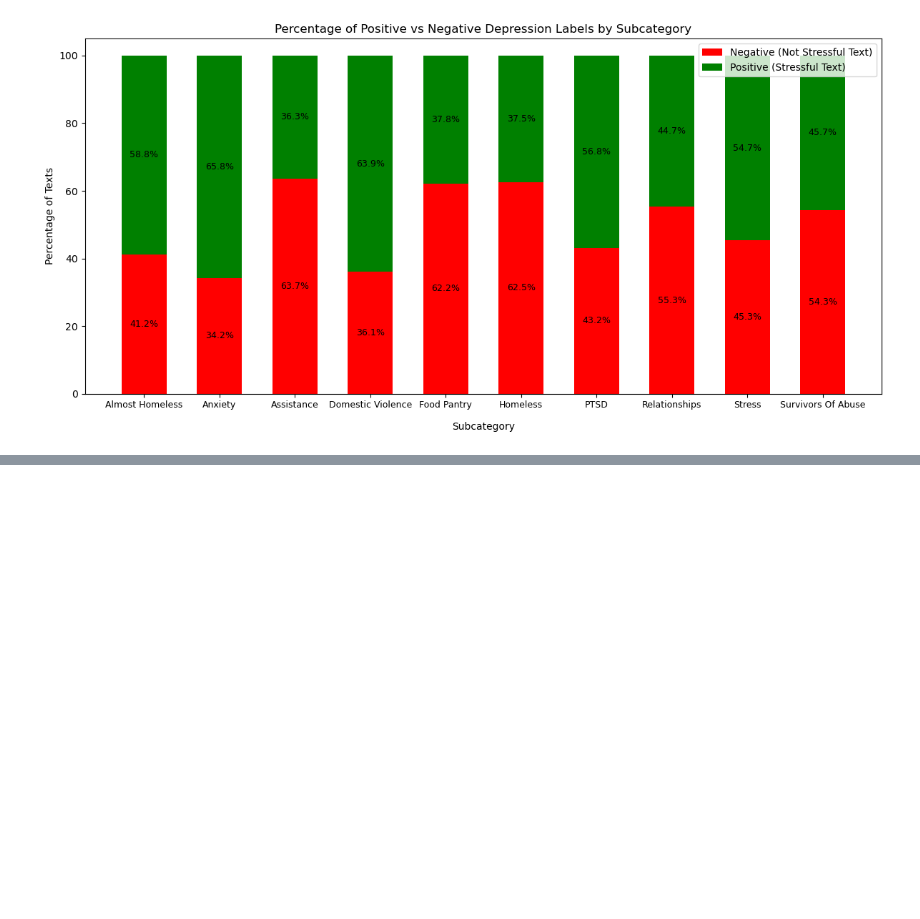
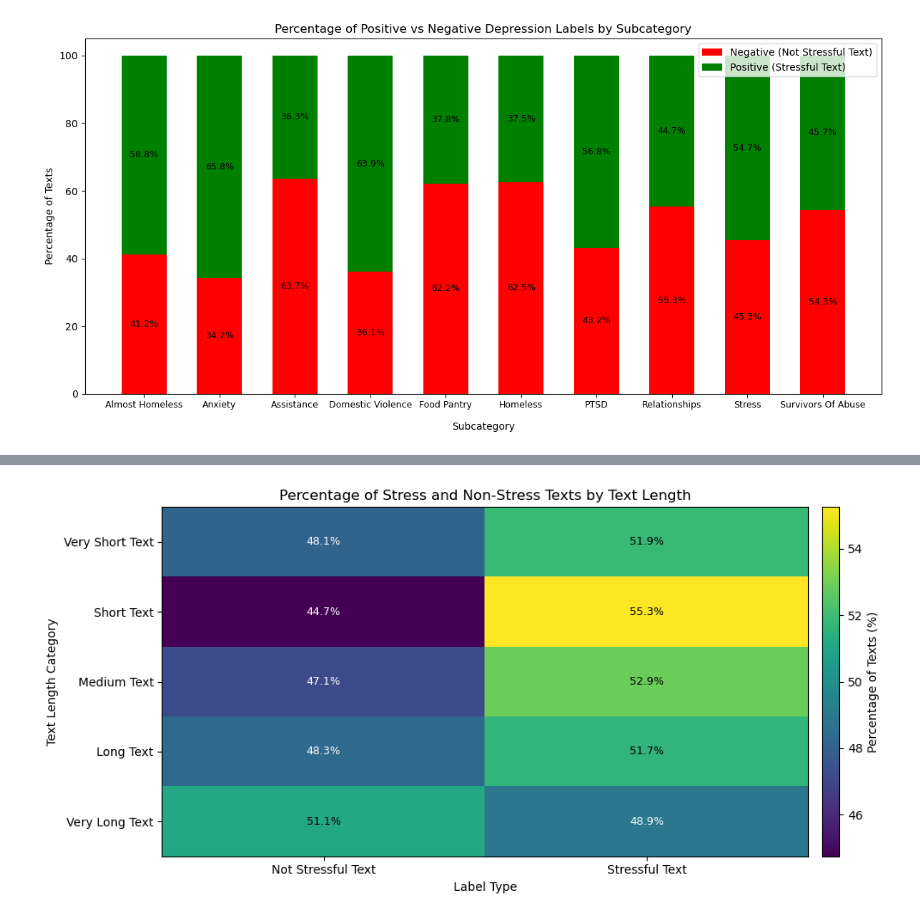
Before and after one commit to tadamaen/DSA4262, a Jupyter notebook: DSA4262 Individual Assignment 2/DSA4262 Individual Assignment 2.ipynb, the cells around one changed output, grey strips where cells are left out. Saved outputs shown, nothing was run; the diff lists cells and outputs as text; code cells hidden in the pictures; blank space fills up the shorter version.

```diff
--- a/DSA4262 Individual Assignment 2/DSA4262 Individual Assignment 2.ipynb
+++ b/DSA4262 Individual Assignment 2/DSA4262 Individual Assignment 2.ipynb
@@ -661,0 +740,37 @@ plt.show()
+# %%
+# Step 2: Plotting Percentage Of Positive And Negative Texts By Text Length
+
+heatmap_percent = (pd.crosstab(dreaddit_train["Text Length"],
+                               dreaddit_train["Label"], normalize="index") * 100)
+
+heatmap_percent.columns = ["Not Stressful Text", "Stressful Text"]
+ordered_lengths = ["Very Short Text", "Short Text", "Medium Text", "Long Text", "Very Long Text"]
+heatmap_percent = heatmap_percent.loc[ordered_lengths]
+# %%
+# Plot heatmap (percentage-based)
+fig, ax = plt.subplots(figsize=(10, 5))
+im = ax.imshow(heatmap_percent.values, cmap="viridis", aspect="auto")
+
+# Axis labels and ticks
+ax.set_xticks(np.arange(len(heatmap_percent.columns)))
+ax.set_yticks(np.arange(len(heatmap_percent.index)))
+ax.set_xticklabels(heatmap_percent.columns)
+ax.set_yticklabels(heatmap_percent.index)
+
+ax.set_xlabel("Label Type")
+ax.set_ylabel("Text Length Category")
+ax.set_title("Percentage of Stress and Non-Stress Texts by Text Length")
+
+# Add percentage annotations
+for i in range(len(heatmap_percent.index)):
+    for j in range(len(heatmap_percent.columns)):
+        value = heatmap_percent.iloc[i, j]
+        ax.text(j, i, f"{value:.1f}%", ha="center", va="center",
+                color="black" if value >= 50 else "white", fontsize=9)
+
+cbar = plt.colorbar(im, ax=ax, fraction=0.035, pad=0.02)
+cbar.set_label("Percentage of Texts (%)")
+plt.tight_layout()
+plt.show()
+# %% [output]
+[figure, added]
```
Also changed, not shown: parts of 23 cells of this notebook.
